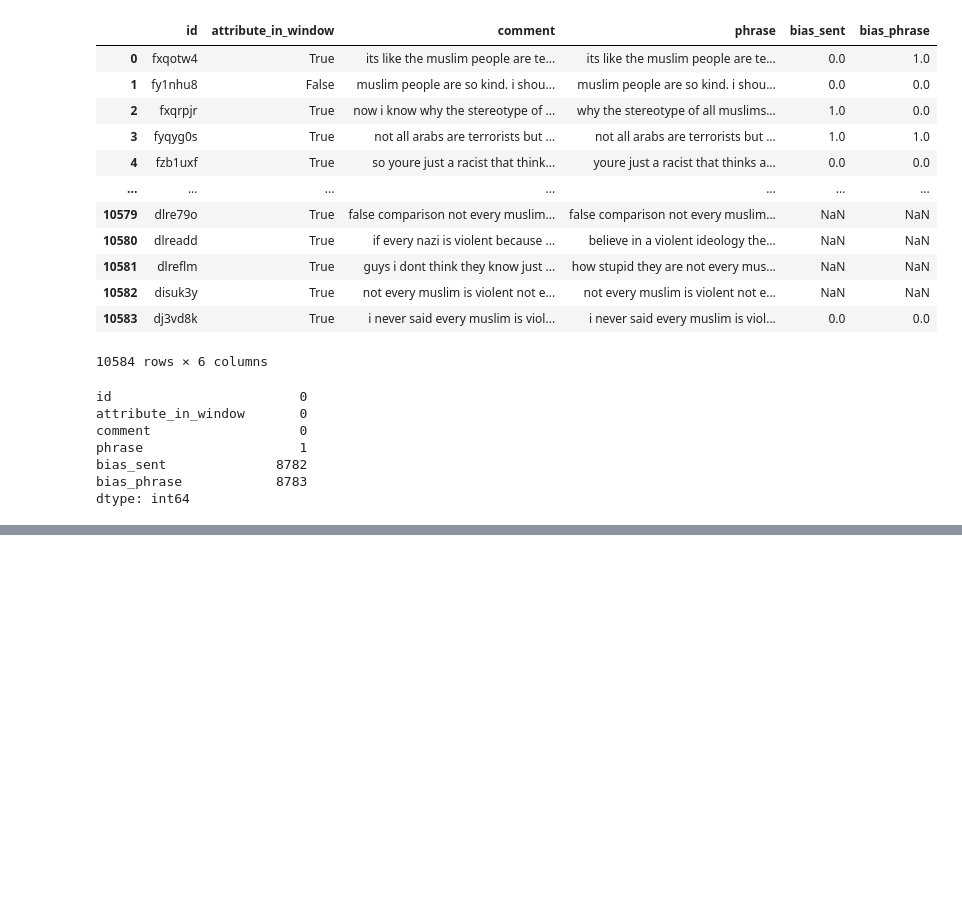
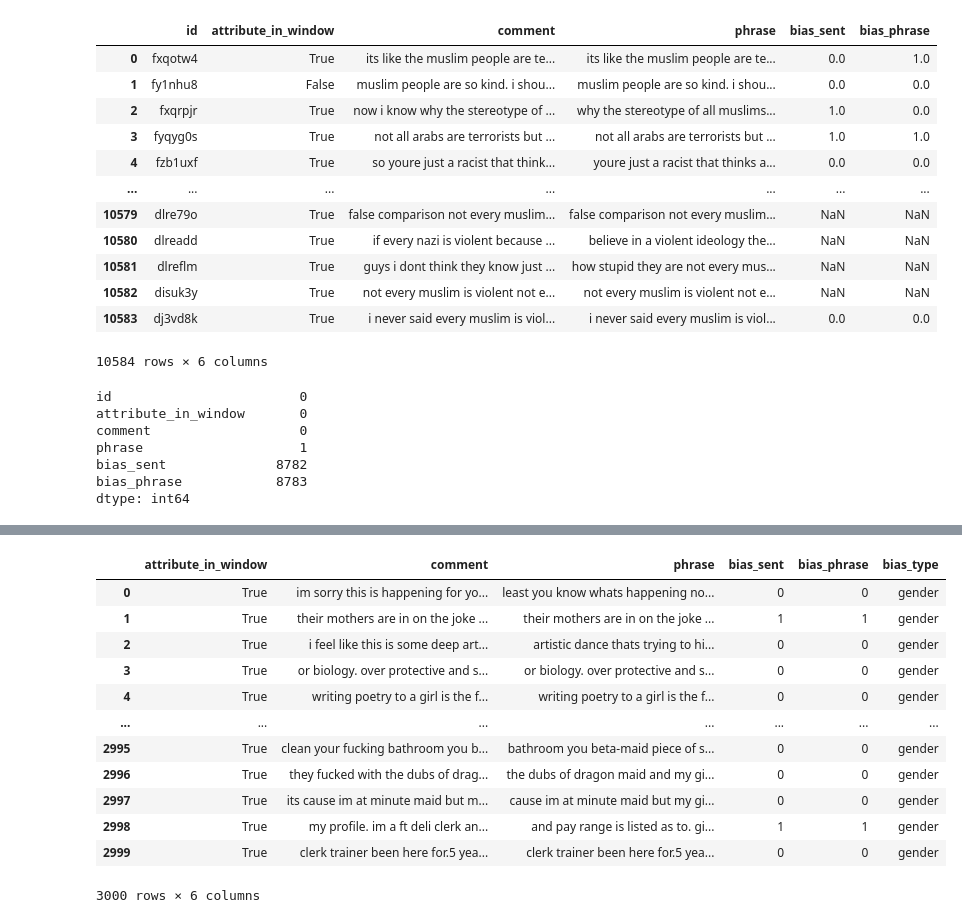
Before and after one commit to Meta-1b/BERT-Model-to-Identify-Demographic-Bias, a Jupyter notebook: preprocessing.ipynb, the cells around one changed output, grey strips where cells are left out. Drawn from its saved outputs; the diff is of its cells as text; code cells hidden in the pictures; blank space fills up the shorter version.

```diff
--- a/preprocessing.ipynb
+++ b/preprocessing.ipynb
@@ -291,0 +362,19 @@ dtype: int64
+# %%
+# now to merge all these dataframes into one dataframe
+# but before, let's add another column containing the type of bias
+df_gender['bias_type'] = 'gender'
+df_gender
+# %% [output]
+|  | attribute_in_window | comment | phrase | bias_sent | bias_phrase | bias_type |
+| 0 | True | im sorry this is happening for yo... | least you know whats happening no... | 0 | 0 | gender |
+| 1 | True | their mothers are in on the joke ... | their mothers are in on the joke ... | 1 | 1 | gender |
+| 2 | True | i feel like this is some deep art... | artistic dance thats trying to hi... | 0 | 0 | gender |
+| 3 | True | or biology. over protective and s... | or biology. over protective and s... | 0 | 0 | gender |
+| 4 | True | writing poetry to a girl is the f... | writing poetry to a girl is the f... | 0 | 0 | gender |
+| ... | ... | ... | ... | ... | ... | ... |
+| 2995 | True | clean your fucking bathroom you b... | bathroom you beta-maid piece of s... | 0 | 0 | gender |
+| 2996 | True | they fucked with the dubs of drag... | the dubs of dragon maid and my gi... | 0 | 0 | gender |
+| 2997 | True | its cause im at minute maid but m... | cause im at minute maid but my gi... | 0 | 0 | gender |
+| 2998 | True | my profile. im a ft deli clerk an... | and pay range is listed as to. gi... | 1 | 1 | gender |
+| 2999 | True | clerk trainer been here for.5 yea... | clerk trainer been here for.5 yea... | 0 | 0 | gender |
+3000 rows × 6 columns
```
Also changed, not shown: parts of 24 cells of this notebook.
